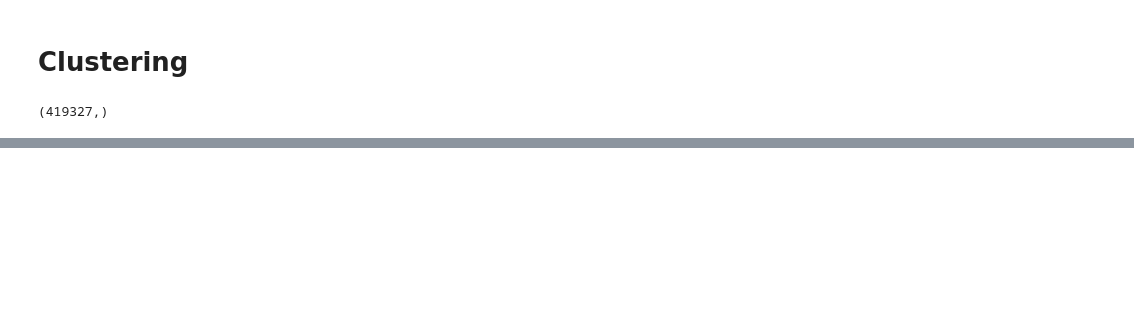
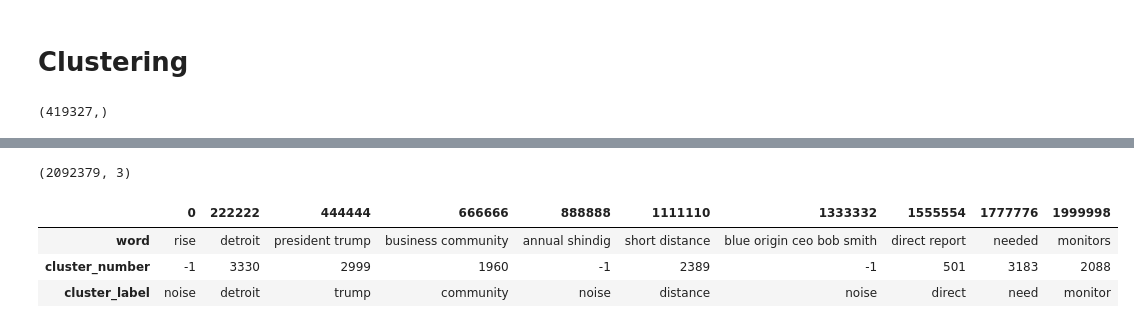
Before and after one commit to Milan-Chicago/GLG-Automated-Meta-data-Tagging, a Jupyter notebook: GLG - 5_step - Topic modeling using BERT.ipynb, the cells around one changed output, grey strips where cells are left out. Drawn from its saved outputs; the diff is of its cells as text; code cells hidden in the pictures; blank space fills up the shorter version.

```diff
--- a/GLG - 5_step - Topic modeling using BERT.ipynb
+++ b/GLG - 5_step - Topic modeling using BERT.ipynb
@@ -229,0 +286,7 @@ https://towardsdatascience.com/topic-modeling-with-bert-779f7db187e6
+# %%
+df_all_words['word_max_frequency'] = df_all_words.groupby(['cluster_number'])['word_frequency'].transform("max")
+
+df_tmp_noise = pd.DataFrame(df_all_words[df_all_words['cluster_label'] == "noise"])
+df_tmp_other = df_all_words[df_all_words['cluster_label'] != "noise"]
+print(len(df_tmp_noise),len(df_tmp_other))
+df_noise.head()
@@ -229,0 +301,5 @@ https://towardsdatascience.com/topic-modeling-with-bert-779f7db187e6
+# %%
+df_tmp = df_tmp_other[df_tmp_other['word_max_frequency'] == df_tmp_other['word_frequency']]
+df_tmp = df_tmp.groupby('cluster_number')['cluster_label'].last().reset_index()
+print(df_tmp.shape)
+df_tmp.iloc[::1000]
@@ -229,0 +314,14 @@ https://towardsdatascience.com/topic-modeling-with-bert-779f7db187e6
+# %%
+df_word_clusters = df_all_words[['word', 'cluster_number']]
+df_word_clusters = df_word_clusters.merge(df_tmp, on='cluster_number', how='left')
+
+df_word_clusters['cluster_label'] = df_word_clusters['cluster_label'].fillna("noise")
+
+print(df_word_clusters.shape)
+df_word_clusters.iloc[::222222].T
+# %% [output]
+(2092379, 3)
+|  | 0 | 222222 | 444444 | 666666 | 888888 | 1111110 | 1333332 | 1555554 | 1777776 | 1999998 |
+| word | rise | detroit | president trump | business community | annual shindig | short distance | blue origin ceo bob smith | direct report | needed | monitors |
+| cluster_number | -1 | 3330 | 2999 | 1960 | -1 | 2389 | -1 | 501 | 3183 | 2088 |
+| cluster_label | noise | detroit | trump | community | noise | distance | noise | direct | need | monitor |
```
Also changed, not shown: parts of 17 cells of this notebook.
